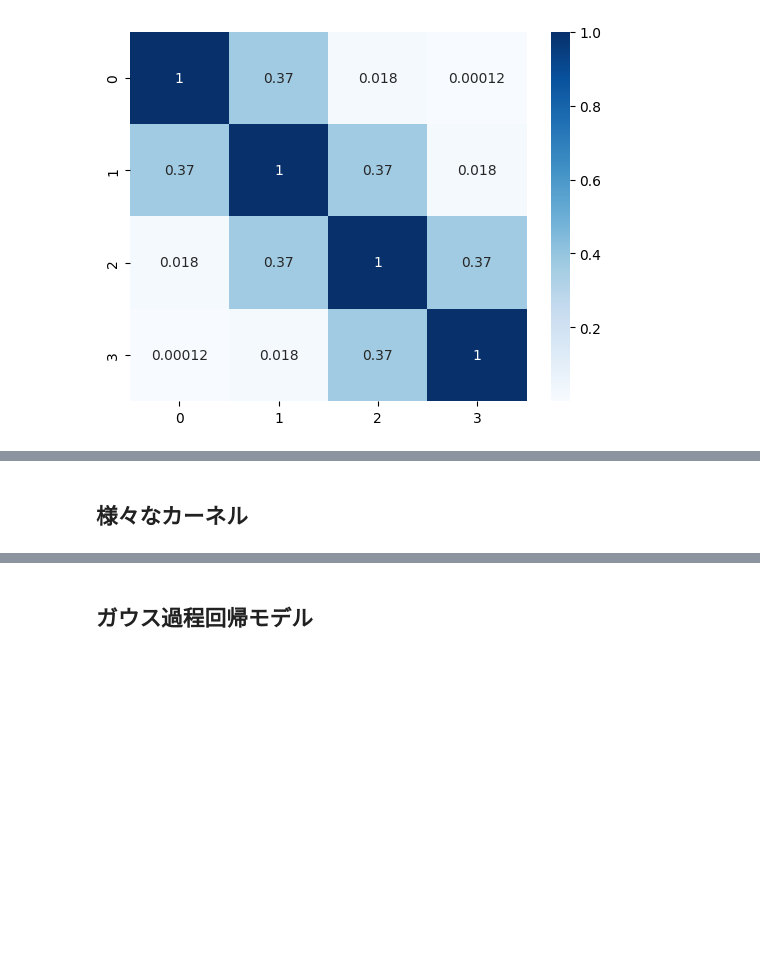
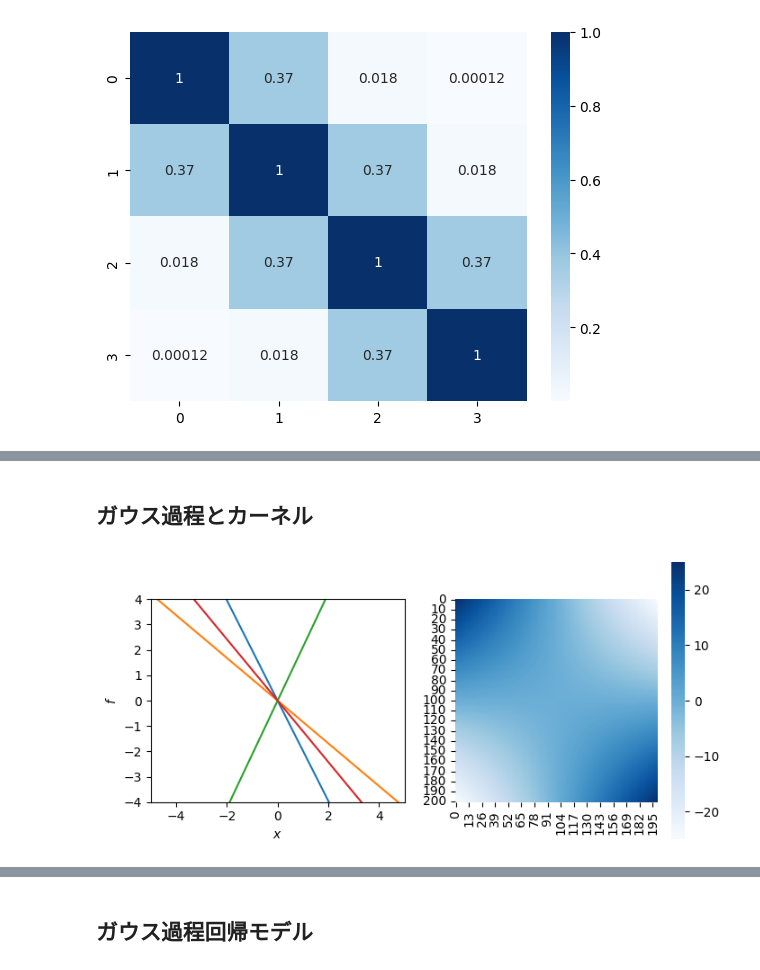
Before and after one commit to skmyng/gpr, a Jupyter notebook: chap3.ipynb, the cells around one changed output, grey strips where cells are left out. Cells and saved outputs as stored; diff of their text form; code cells hidden in the pictures; blank space fills up the shorter version.

Commit message:
[update] added various kernel examples and GPR

```diff
--- a/chap3.ipynb
+++ b/chap3.ipynb
@@ -179,2 +179,2 @@ plt.show()
 # %% [markdown]
-## 様々なカーネル
+## ガウス過程とカーネル
@@ -180,0 +275,5 @@ plt.show()
+# %%
+linear = MyGP(kernel='linear')
+linear.plot_sample_heatmap_1d(xlim=[-5, 5], n_samples=4, n_points=201)
+# %% [output]
+[figure, added]
```
Also changed, not shown: parts of 17 cells of this notebook.
